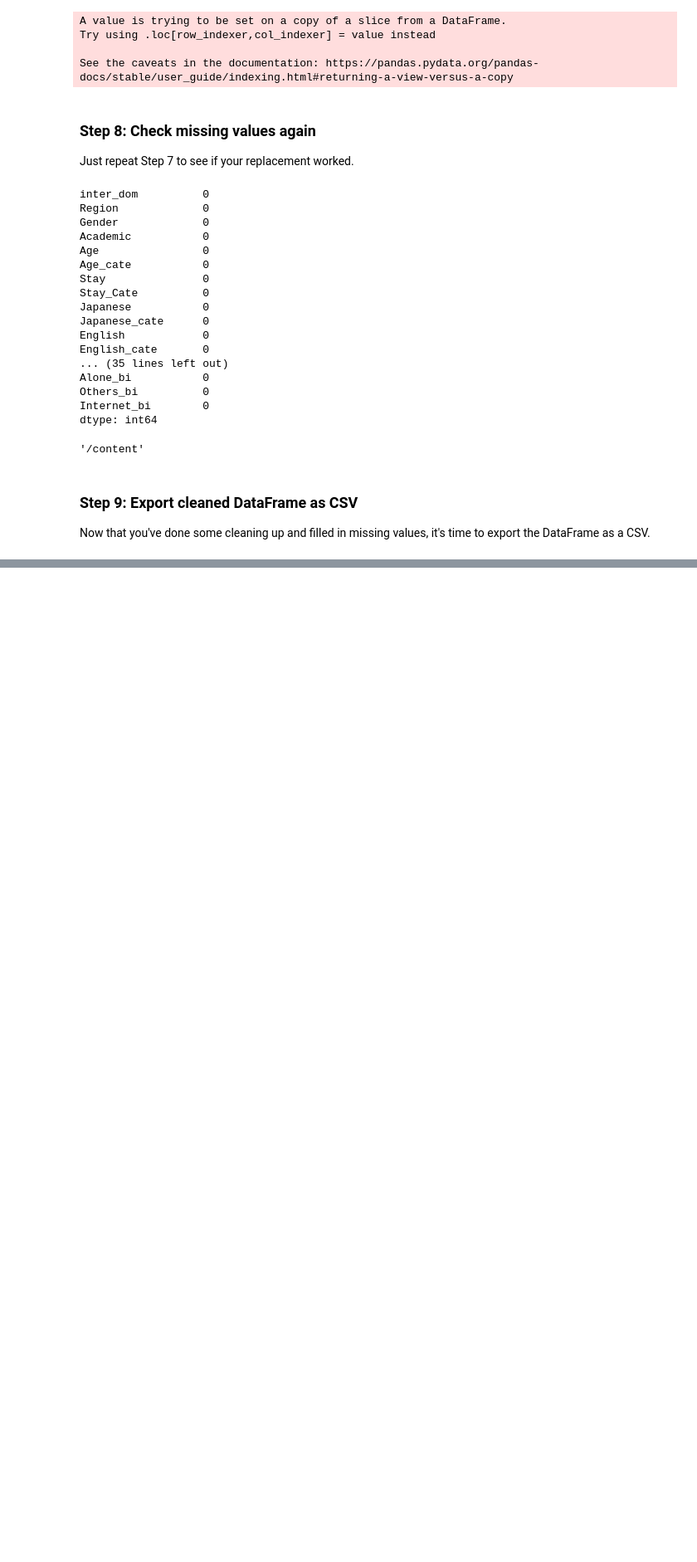
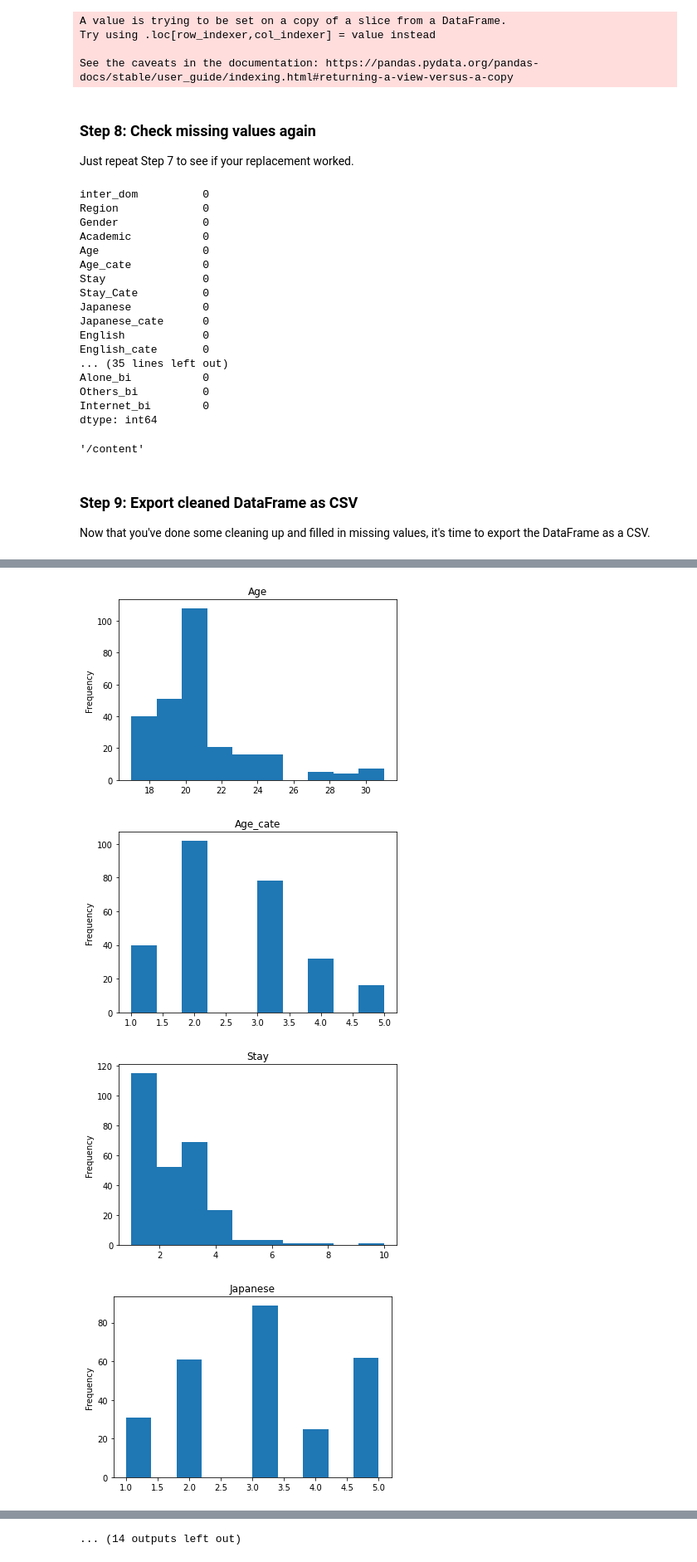
Before and after one commit to joshtan0710/University-Mental-Health-Analysis, a Jupyter notebook: Project_University_Mental_Health.ipynb, the cells around one changed output, grey strips where cells are left out. Shown at 83% size. Cells and saved outputs as stored; diff of their text form; code cells hidden in the pictures; blank space fills up the shorter version.

Commit message:
added univariate visualisations

```diff
--- a/Project_University_Mental_Health.ipynb
+++ b/Project_University_Mental_Health.ipynb
@@ -238,0 +239,3 @@ In the next Part, we will perform some exploratory data analysis and test severa
+# %%
+float_df = clean_df.select_dtypes(include=['float64'])
+object_df = clean_df.select_dtypes(exclude=['float64'])
@@ -238,0 +261,11 @@ In the next Part, we will perform some exploratory data analysis and test severa
+# %%
+#using subplots
+for col in float_df:
+  float_df[col].plot.hist()
+  plt.title(col)
+  plt.show()
+# %% [output]
+[figure, added]
+[figure, added]
+[figure, added]
+[figure, added]
@@ -238,0 +280 @@ In the next Part, we will perform some exploratory data analysis and test severa
+... (14 outputs left out)
```
Also changed, not shown: parts of 12 cells of this notebook.
